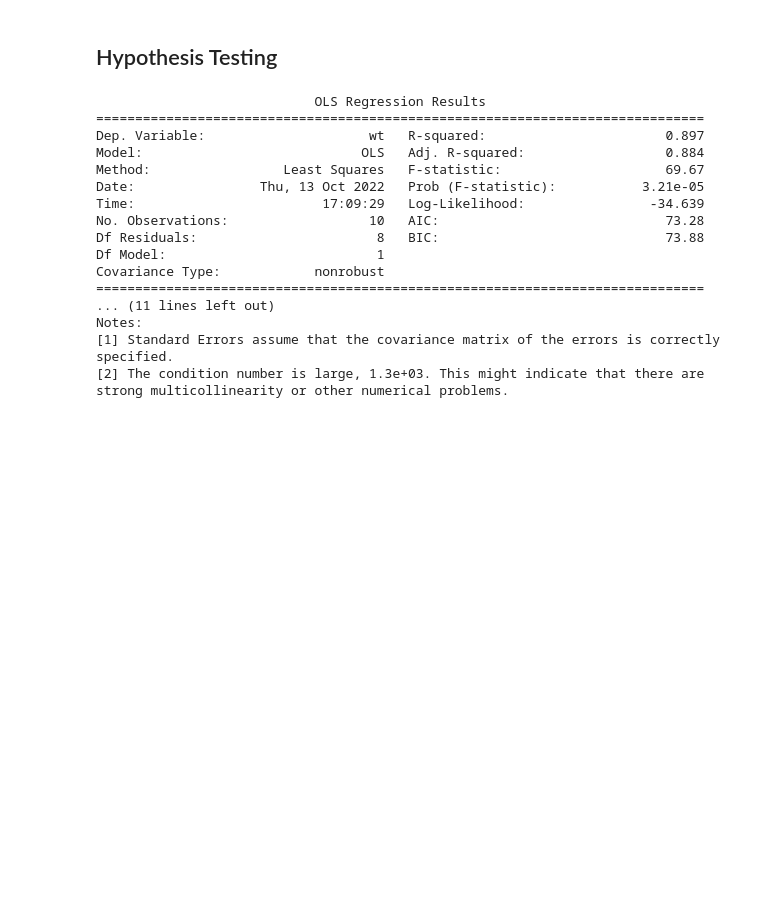
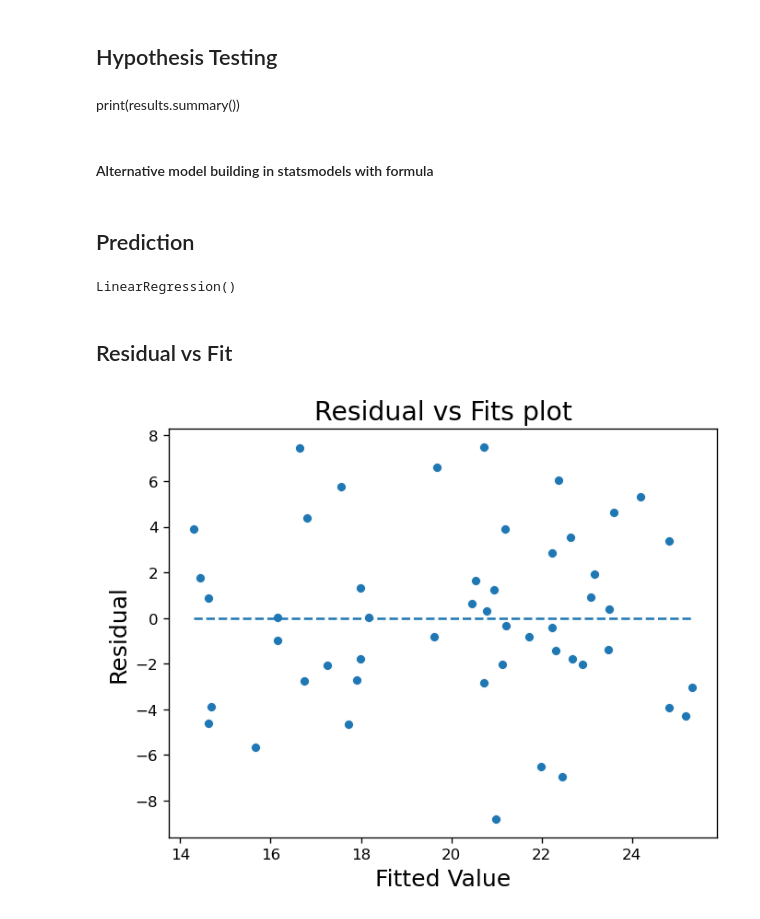
Before and after one commit to chuanfuyap/mini-ds-projects, a Jupyter notebook: linear-regression/regression-notes.ipynb, the cells around one changed output. Drawn from its saved outputs; the diff is of its cells as text; code cells hidden in the pictures; blank space fills up the shorter version.

```diff
--- a/linear-regression/regression-notes.ipynb
+++ b/linear-regression/regression-notes.ipynb
@@ -42,23 +47,7 @@ y = df.wt
 model = sm.OLS(y, X)
 ## fit the model
 results = model.fit()
-# %%
-print(results.summary())
-# %% [output]
-                            OLS Regression Results
-==============================================================================
-Dep. Variable:                     wt   R-squared:                       0.897
-Model:                            OLS   Adj. R-squared:                  0.884
-Method:                 Least Squares   F-statistic:                     69.67
-Date:                Thu, 13 Oct 2022   Prob (F-statistic):           3.21e-05
-Time:                        17:09:29   Log-Likelihood:                -34.639
-No. Observations:                  10   AIC:                             73.28
-Df Residuals:                       8   BIC:                             73.88
-Df Model:                           1
-Covariance Type:            nonrobust
-==============================================================================
-... (11 lines left out)
-Notes:
-[1] Standard Errors assume that the covariance matrix of the errors is correctly specified.
-[2] The condition number is large, 1.3e+03. This might indicate that there are
-strong multicollinearity or other numerical problems.
+# %% [markdown]
+print(results.summary())
+# %% [markdown]
+#### Alternative model building in statsmodels with formula
@@ -64,0 +59,42 @@ strong multicollinearity or other numerical problems.
+# %% [markdown]
+## Prediction
+# %%
+import pandas as pd
+from sklearn.linear_model import LinearRegression
+
+## load data
+hw = pd.read_csv("data/Howell1.csv", sep=';')
+
+## set variables names
+X = hw[['height']]
+y = hw[['weight']]
+## fit and train model
+lm = LinearRegression()
+lm.fit(X,y)
+# %% [output]
+LinearRegression()
+# %% [markdown]
+## Residual vs Fit
+# %%
+## load data and fit model
+alcohol = pd.read_csv("data/alcoholarm.txt", sep="\s+")
+X = sm.add_constant(alcohol.alcohol)
+y = alcohol.strength
+
+model = sm.OLS(y, X).fit()
+
+## extract values to plot
+fitted = model.predict(X)
+resid = model.resid
+# %%
+## scatter plot
+plt.figure(dpi=120)
+sns.scatterplot(x=fitted, y=resid)
+# np is numpy package used to find min max value
+plt.hlines(y=0, xmin = np.min(fitted), xmax=np.max(fitted), linestyle="--")
+plt.title("Residual vs Fits plot", fontsize=17)
+plt.ylabel("Residual", fontsize=15)
+plt.xlabel("Fitted Value", fontsize=15)
+plt.savefig("resid_fit.png")
+# %% [output]
+[figure, added]
```
Also changed, not shown: parts of 42 cells of this notebook, 1 other file.
